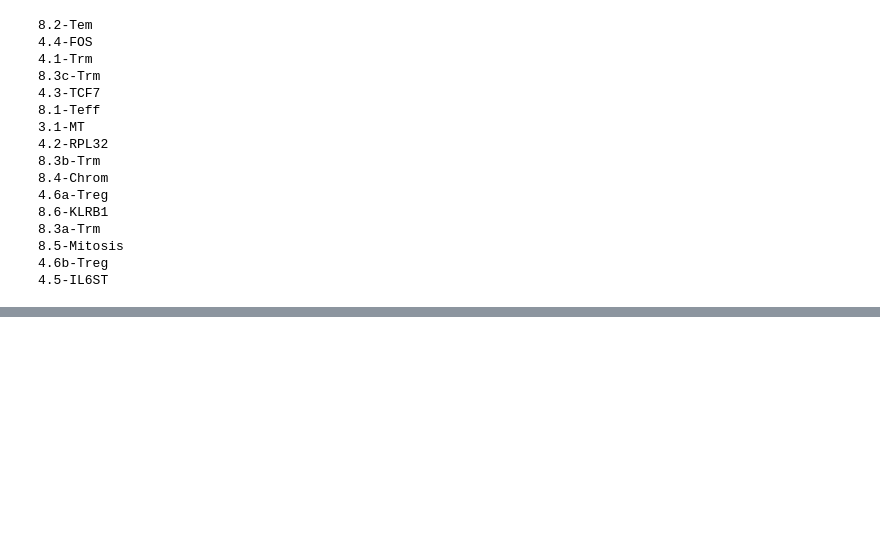
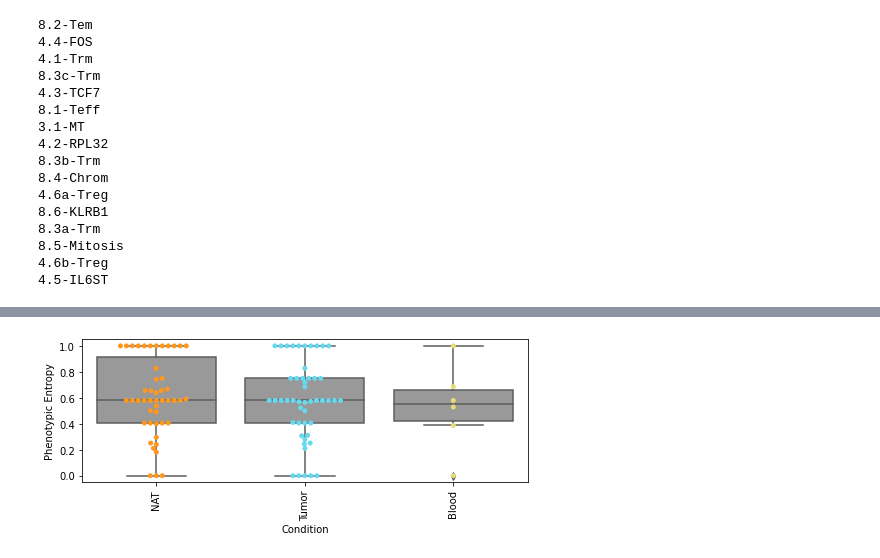
Before and after one commit to nceglia/tcri, a Jupyter notebook: example/example.ipynb, the cells around one changed output, grey strips where cells are left out. Cells and saved outputs as stored; diff of their text form; code cells hidden in the pictures; blank space fills up the shorter version.

```diff
--- a/example/example.ipynb
+++ b/example/example.ipynb
@@ -123 +144,5 @@ tcri.pl.clonotypic_entropy(adata)
+# %%
+tcri.pl.phenotypic_entropy(adata)
+# %% [output]
+[figure, added]
 # %%
```
Also changed, not shown: parts of 11 cells of this notebook.
